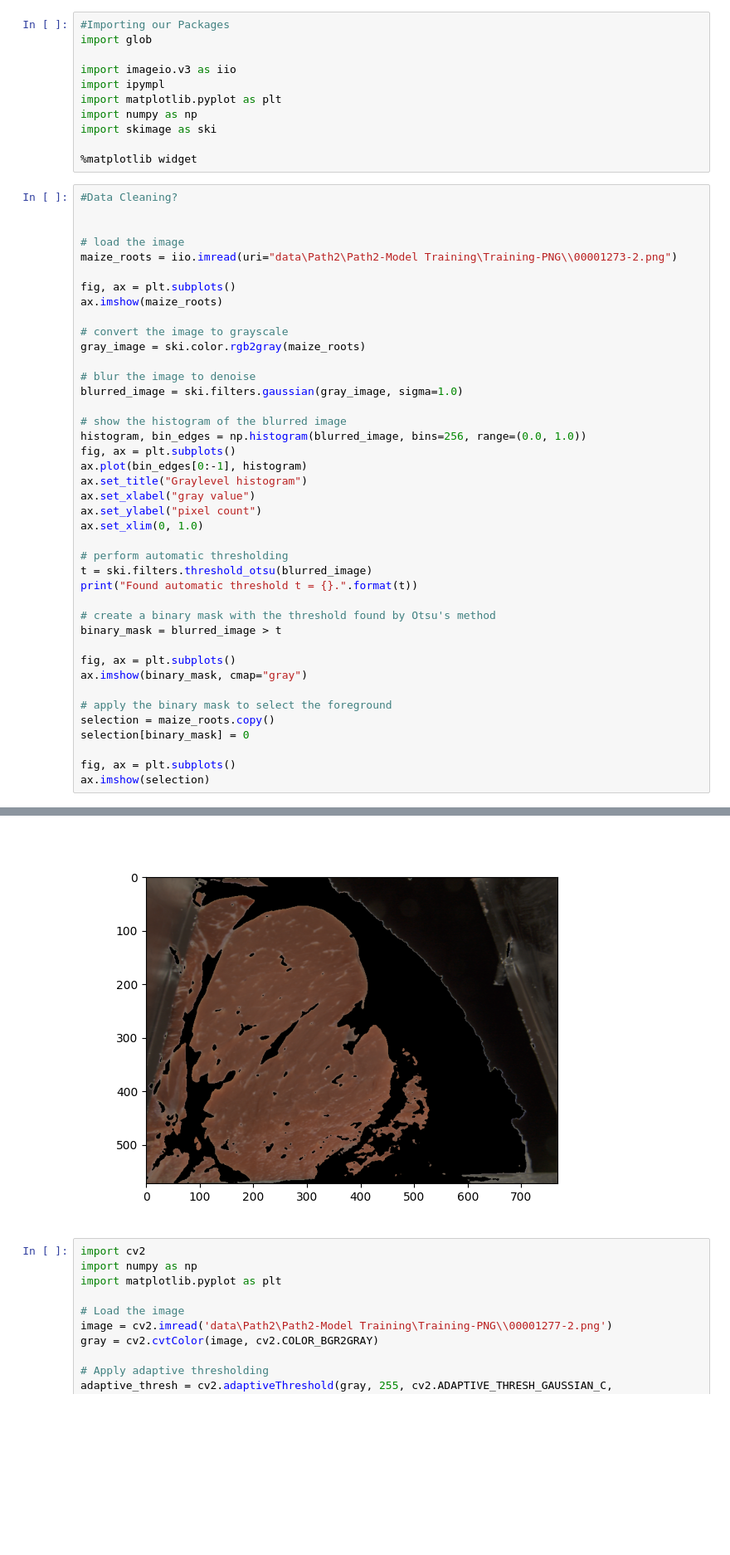
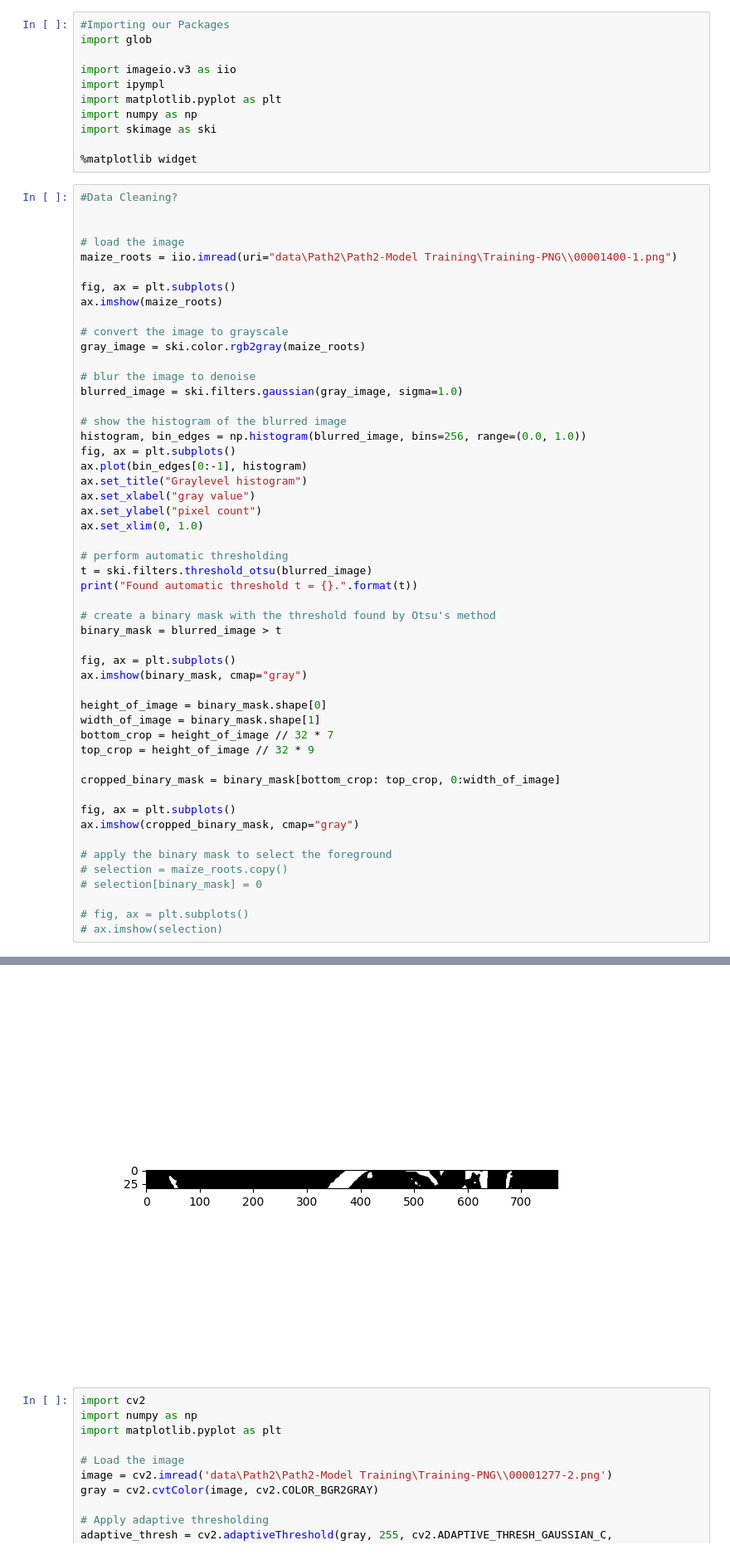
Before and after one commit to aamarnath1/USDA_Hackathon, a Jupyter notebook: segmenting_testing.ipynb, the cells around one changed output, grey strips where cells are left out. Shown at 83% size. Saved outputs shown, nothing was run; the diff lists cells and outputs as text; blank space fills up the shorter version.

```diff
--- a/segmenting_testing.ipynb
+++ b/segmenting_testing.ipynb
@@ -14,7 +14,7 @@ import skimage as ski
 
 
 # load the image
-maize_roots = iio.imread(uri="data\Path2\Path2-Model Training\Training-PNG\\00001273-2.png")
+maize_roots = iio.imread(uri="data\Path2\Path2-Model Training\Training-PNG\\00001400-1.png")
 
 fig, ax = plt.subplots()
 ax.imshow(maize_roots)
@@ -44,10 +44,20 @@ binary_mask = blurred_image > t
 fig, ax = plt.subplots()
 ax.imshow(binary_mask, cmap="gray")
 
-# apply the binary mask to select the foreground
-selection = maize_roots.copy()
-selection[binary_mask] = 0
+height_of_image = binary_mask.shape[0]
+width_of_image = binary_mask.shape[1]
+bottom_crop = height_of_image // 32 * 7
+top_crop = height_of_image // 32 * 9
+
+cropped_binary_mask = binary_mask[bottom_crop: top_crop, 0:width_of_image]
 
 fig, ax = plt.subplots()
-ax.imshow(selection)
+ax.imshow(cropped_binary_mask, cmap="gray")
+
+# apply the binary mask to select the foreground
+# selection = maize_roots.copy()
+# selection[binary_mask] = 0
+
+# fig, ax = plt.subplots()
+# ax.imshow(selection)
 # %% [output]
@@ -59,4 +69,4 @@ Found automatic threshold t = 0.4103787099467558.
-[figure, old version]
+[figure, new version]
 # %%
 import cv2
 import numpy as np
```
Also changed, not shown: parts of 2 cells of this notebook.
